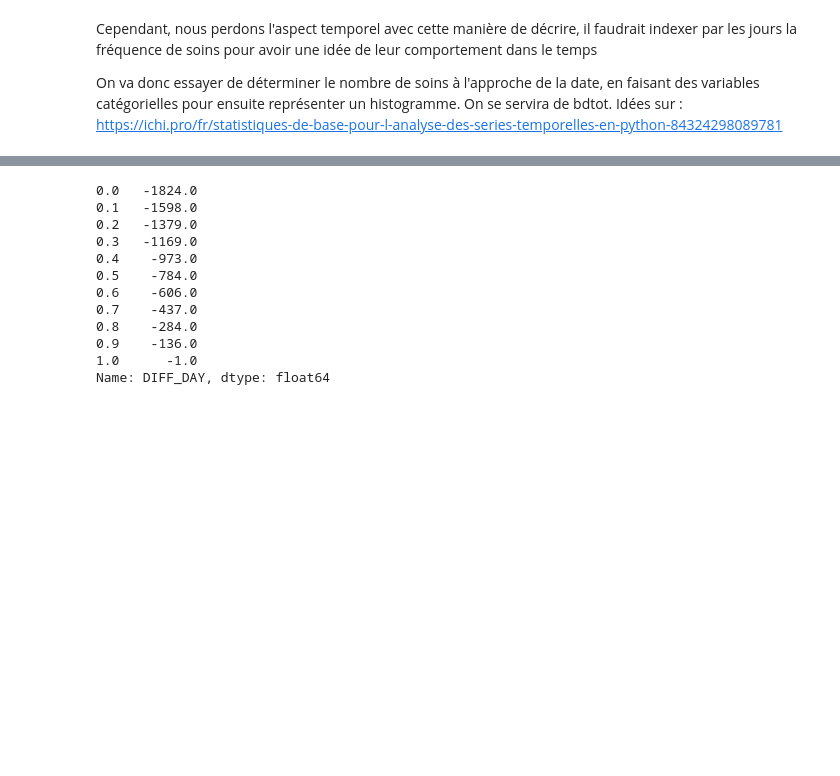
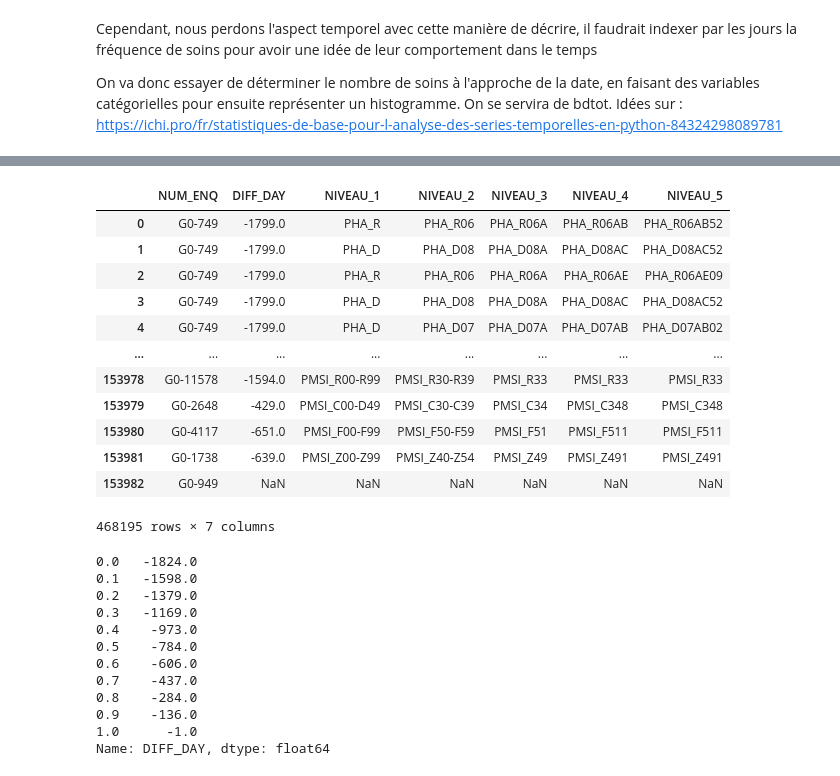
Before and after one commit to jmeynent/Analyse-Mort-Subite, a Jupyter notebook: Untitled.ipynb, the cells around one changed output, grey strips where cells are left out. Saved outputs shown, nothing was run; the diff lists cells and outputs as text; code cells hidden in the pictures; blank space fills up the shorter version.

```diff
--- a/Untitled.ipynb
+++ b/Untitled.ipynb
@@ -99,3 +116,19 @@ bdtot['DIFF_DAY'] = bdtot['DIFF_DAY'].astype(np.float64)
+# %%
+bdtot
+# %% [output]
+|  | NUM_ENQ | DIFF_DAY | NIVEAU_1 | NIVEAU_2 | NIVEAU_3 | NIVEAU_4 | NIVEAU_5 |
+| 0 | G0-749 | -1799.0 | PHA_R | PHA_R06 | PHA_R06A | PHA_R06AB | PHA_R06AB52 |
+| 1 | G0-749 | -1799.0 | PHA_D | PHA_D08 | PHA_D08A | PHA_D08AC | PHA_D08AC52 |
+| 2 | G0-749 | -1799.0 | PHA_R | PHA_R06 | PHA_R06A | PHA_R06AE | PHA_R06AE09 |
+| 3 | G0-749 | -1799.0 | PHA_D | PHA_D08 | PHA_D08A | PHA_D08AC | PHA_D08AC52 |
+| 4 | G0-749 | -1799.0 | PHA_D | PHA_D07 | PHA_D07A | PHA_D07AB | PHA_D07AB02 |
+| ... | ... | ... | ... | ... | ... | ... | ... |
+| 153978 | G0-11578 | -1594.0 | PMSI_R00-R99 | PMSI_R30-R39 | PMSI_R33 | PMSI_R33 | PMSI_R33 |
+| 153979 | G0-2648 | -429.0 | PMSI_C00-D49 | PMSI_C30-C39 | PMSI_C34 | PMSI_C348 | PMSI_C348 |
+| 153980 | G0-4117 | -651.0 | PMSI_F00-F99 | PMSI_F50-F59 | PMSI_F51 | PMSI_F511 | PMSI_F511 |
+| 153981 | G0-1738 | -639.0 | PMSI_Z00-Z99 | PMSI_Z40-Z54 | PMSI_Z49 | PMSI_Z491 | PMSI_Z491 |
+| 153982 | G0-949 | NaN | NaN | NaN | NaN | NaN | NaN |
+468195 rows × 7 columns
 # %%
 bdtot['DIFF_DAY'].quantile(q =[0,0.1,0.2,0.3,0.4,0.5,0.6,0.7,0.8,0.9,1]) #On détermine les déciles pour créer des catégories
 # %% [output]
```
Also changed, not shown: parts of 3 cells of this notebook.
